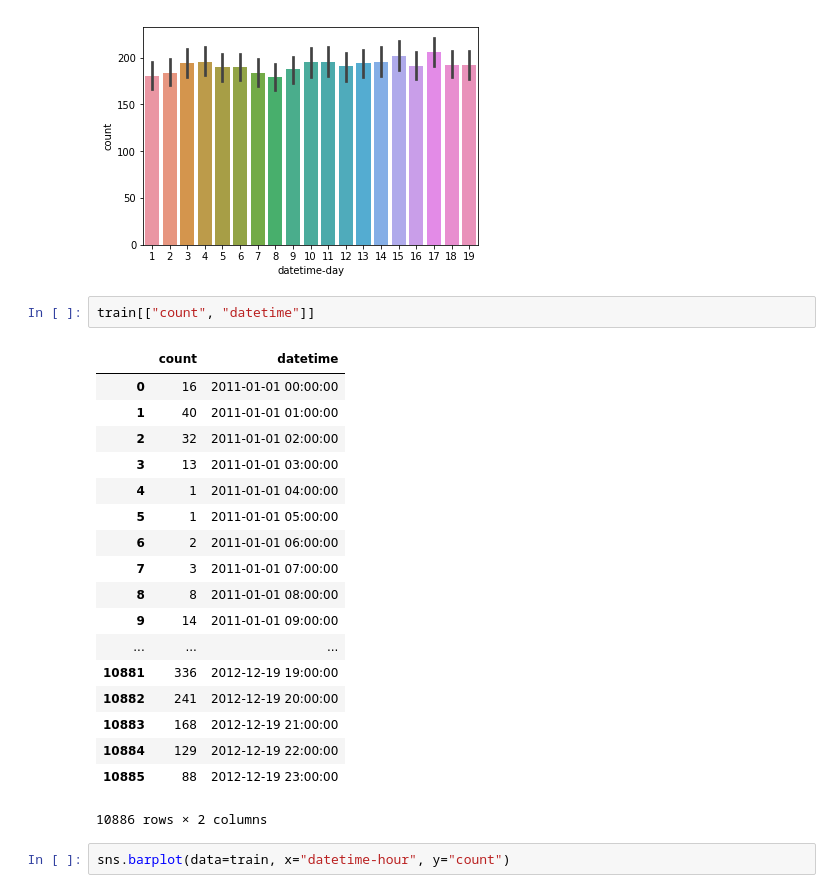
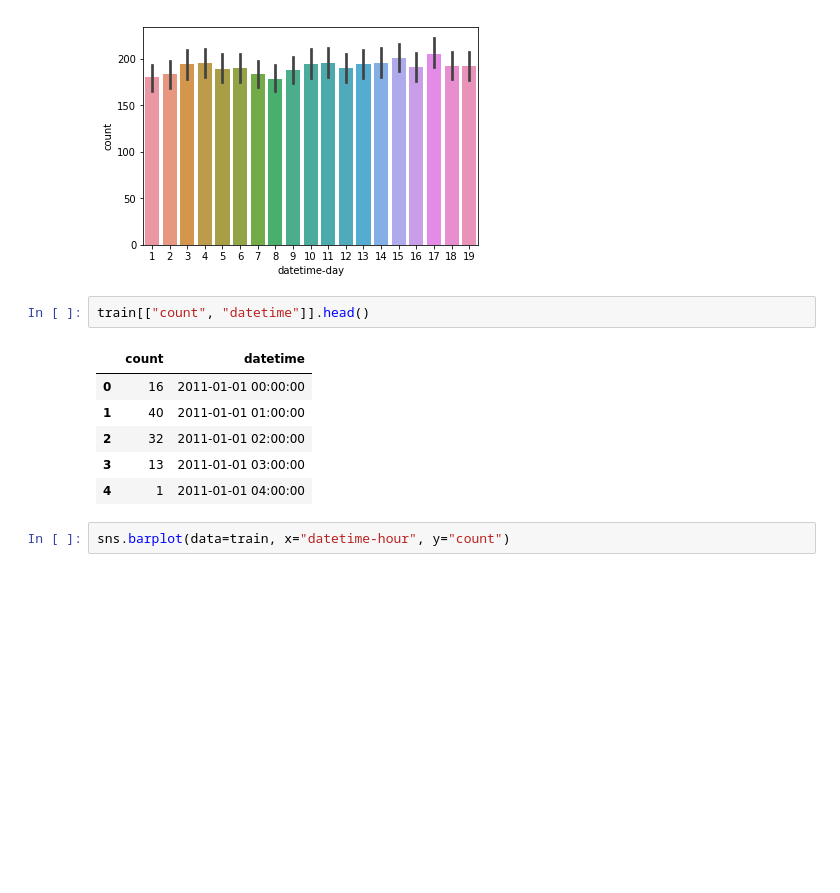
Before and after one commit to sungeunDev/DSSchool_Study, a Jupyter notebook: lectureMaterials/week_3/week3_bike_sharing.ipynb, the cells around one changed output. Drawn from its saved outputs; the diff is of its cells as text; blank space fills up the shorter version.

```diff
--- a/lectureMaterials/week_3/week3_bike_sharing.ipynb
+++ b/lectureMaterials/week_3/week3_bike_sharing.ipynb
@@ -176,26 +193,14 @@ sns.barplot(data=train, x="datetime-day", y="count")
 <matplotlib.axes._subplots.AxesSubplot at 0x...>
 [figure]
 # %%
-train[["count", "datetime"]]
+train[["count", "datetime"]].head()
 # %% [output]
 |  | count | datetime |
 | 0 | 16 | 2011-01-01 00:00:00 |
 | 1 | 40 | 2011-01-01 01:00:00 |
 | 2 | 32 | 2011-01-01 02:00:00 |
 | 3 | 13 | 2011-01-01 03:00:00 |
 | 4 | 1 | 2011-01-01 04:00:00 |
-| 5 | 1 | 2011-01-01 05:00:00 |
-| 6 | 2 | 2011-01-01 06:00:00 |
-| 7 | 3 | 2011-01-01 07:00:00 |
-| 8 | 8 | 2011-01-01 08:00:00 |
-| 9 | 14 | 2011-01-01 09:00:00 |
-| ... | ... | ... |
-| 10881 | 336 | 2012-12-19 19:00:00 |
-| 10882 | 241 | 2012-12-19 20:00:00 |
-| 10883 | 168 | 2012-12-19 21:00:00 |
-| 10884 | 129 | 2012-12-19 22:00:00 |
-| 10885 | 88 | 2012-12-19 23:00:00 |
-10886 rows × 2 columns
 # %%
 sns.barplot(data=train, x="datetime-hour", y="count")
 # %% [output]
```
Also changed, not shown: parts of 22 cells of this notebook, 28 other files.
